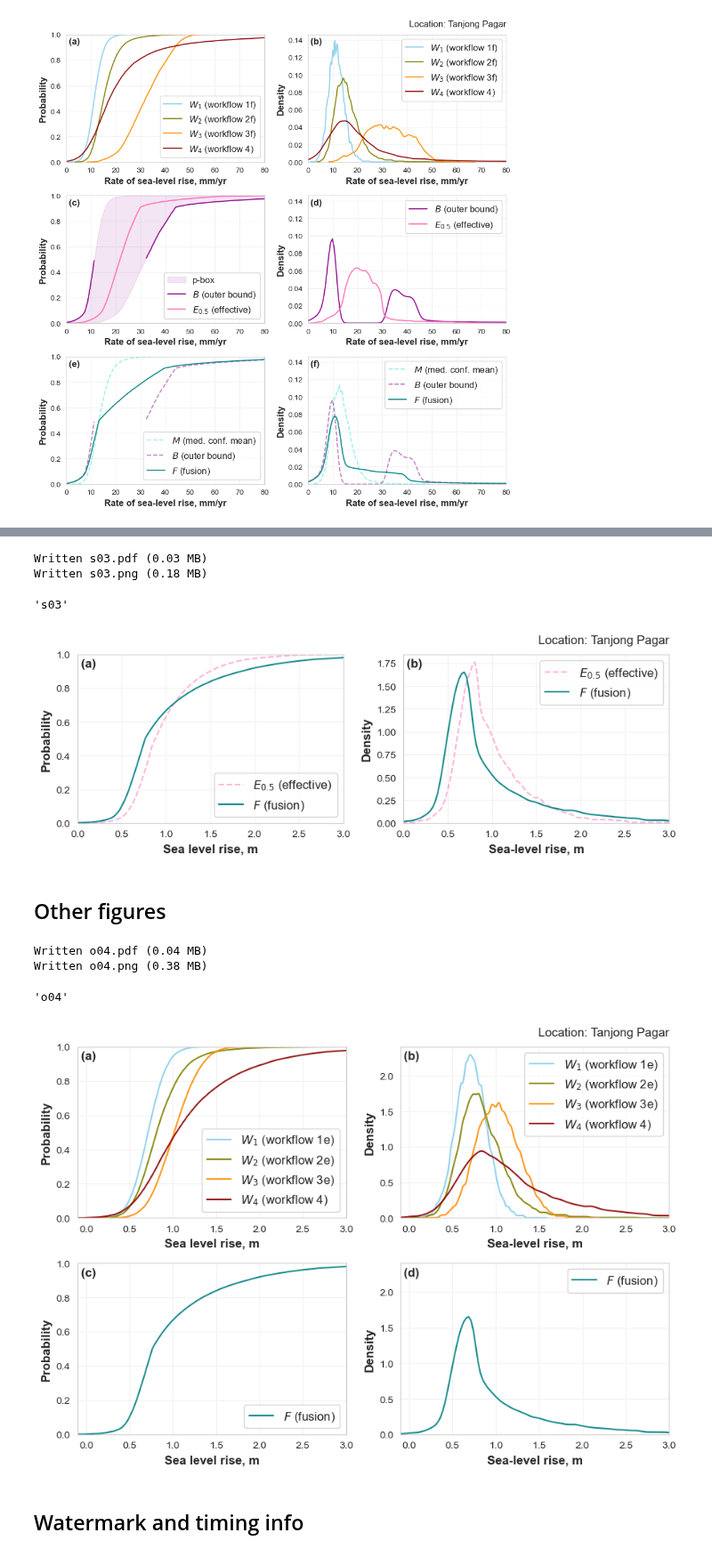
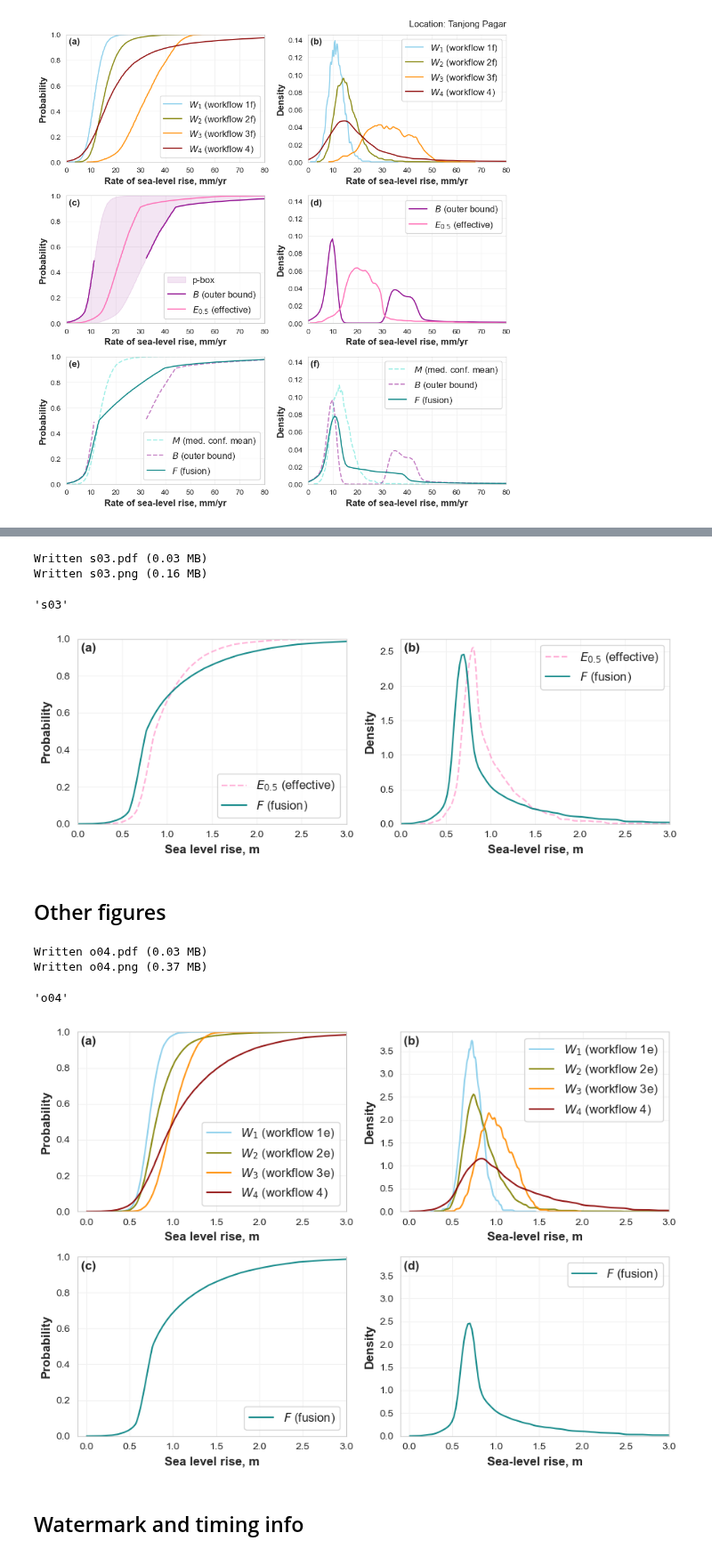
Before and after one commit to grandey/d23a-fusion, a Jupyter notebook: fusion_analysis_d23a.ipynb, the cells around one changed output, grey strips where cells are left out. Shown at 89% size. Cells and saved outputs as stored; diff of their text form; code cells hidden in the pictures.

```diff
--- a/fusion_analysis_d23a.ipynb
+++ b/fusion_analysis_d23a.ipynb
@@ -132,27 +132,27 @@ Written s02.png (0.14 MB)
 fig, axs = d23a.fig_qfs_marginals(workflows_r=(('fusion_1e+2e',),),
                                   bg_workflows_r=(('effective_0.5',),),
                                   pbox_r=(False,),
-                                  rate=False, scenario='ssp585', year=2100, gauge='TANJONG_PAGAR', xlim=(0, 3.))
+                                  rate=False, scenario='ssp585', year=2100, gauge=None, xlim=(0, 3.))
 d23a.name_save_fig(fig, fso='s')
 # %% [output]
 Written s03.pdf (0.03 MB)
-Written s03.png (0.18 MB)
+Written s03.png (0.16 MB)
 's03'
-[figure, old version]
+[figure, new version]
 # %% [markdown]
 ## Other figures
 # %%
 # SSP5 year-2100 AR6 projections and fusion
 fig, axs = d23a.fig_qfs_marginals(workflows_r=(('wf_1e', 'wf_2e', 'wf_3e', 'wf_4'), ('fusion_1e+2e',)),
                                   bg_workflows_r=(list(), list()),
                                   pbox_r=(False, False),
-                                  rate=False, scenario='ssp585', year=2100, gauge='TANJONG_PAGAR', xlim=(-0.1, 3.))
+                                  rate=False, scenario='ssp585', year=2100, gauge=None, xlim=(-0.1, 3.))
 d23a.name_save_fig(fig, fso='o')
 # %% [output]
-Written o04.pdf (0.04 MB)
-Written o04.png (0.38 MB)
+Written o04.pdf (0.03 MB)
+Written o04.png (0.37 MB)
 'o04'
-[figure, old version]
+[figure, new version]
 # %% [markdown]
 ## Watermark and timing info
 # %%
```
Also changed, not shown: parts of 6 cells of this notebook, 9 other files.
